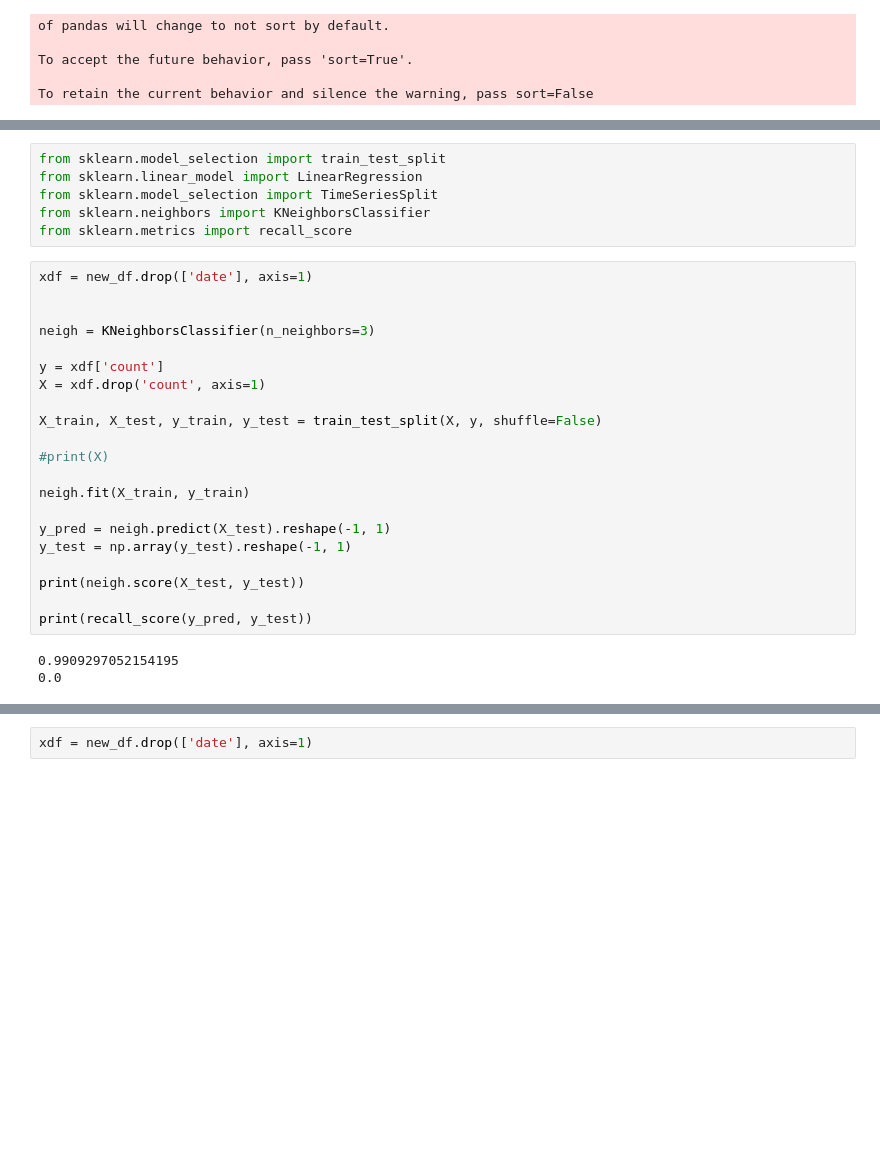
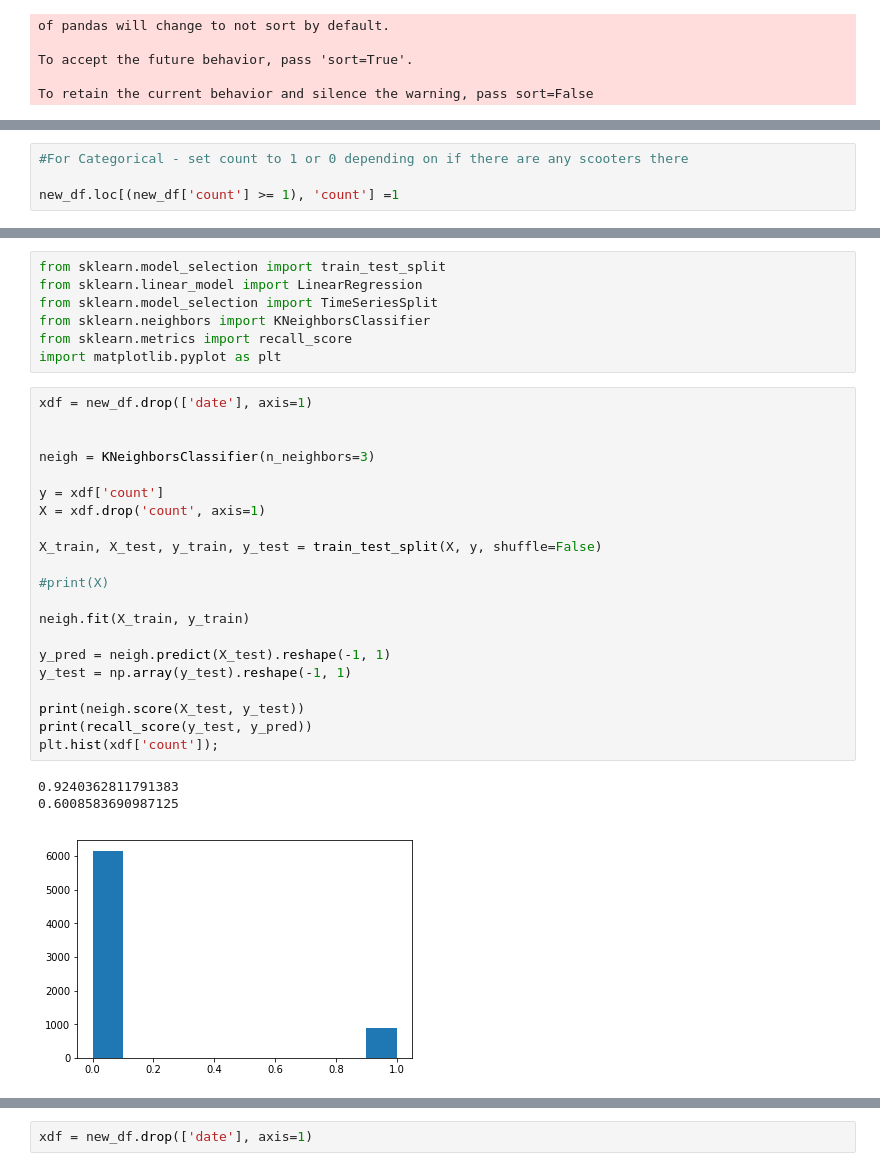
Before and after one commit to johnhayes20/Fantastic-Scooters-and-How-to-Redestribute-Them, a Jupyter notebook: Data Cleaning.ipynb, the cells around one changed output, grey strips where cells are left out. Drawn from its saved outputs; the diff is of its cells as text; blank space fills up the shorter version.

```diff
--- a/Data Cleaning.ipynb
+++ b/Data Cleaning.ipynb
@@ -319,0 +286,4 @@ new_df['count'].sum()
+# %%
+#For Categorical - set count to 1 or 0 depending on if there are any scooters there
+
+new_df.loc[(new_df['count'] >= 1), 'count'] =1
@@ -323,28 +305,30 @@ from sklearn.linear_model import LinearRegression
 from sklearn.model_selection import TimeSeriesSplit
 from sklearn.neighbors import KNeighborsClassifier
 from sklearn.metrics import recall_score
+import matplotlib.pyplot as plt
 # %%
 xdf = new_df.drop(['date'], axis=1)
 
 
 neigh = KNeighborsClassifier(n_neighbors=3)
 
 y = xdf['count']
 X = xdf.drop('count', axis=1)
 
 X_train, X_test, y_train, y_test = train_test_split(X, y, shuffle=False)
 
 #print(X)
 
 neigh.fit(X_train, y_train)
 
 y_pred = neigh.predict(X_test).reshape(-1, 1)
 y_test = np.array(y_test).reshape(-1, 1)
 
 print(neigh.score(X_test, y_test))
-
-print(recall_score(y_pred, y_test))
+print(recall_score(y_test, y_pred))
+plt.hist(xdf['count']);
 # %% [output]
-0.9909297052154195
-0.0
+0.9240362811791383
+0.6008583690987125
+[figure, added]
 # %%
```
Also changed, not shown: parts of 23 cells of this notebook.
